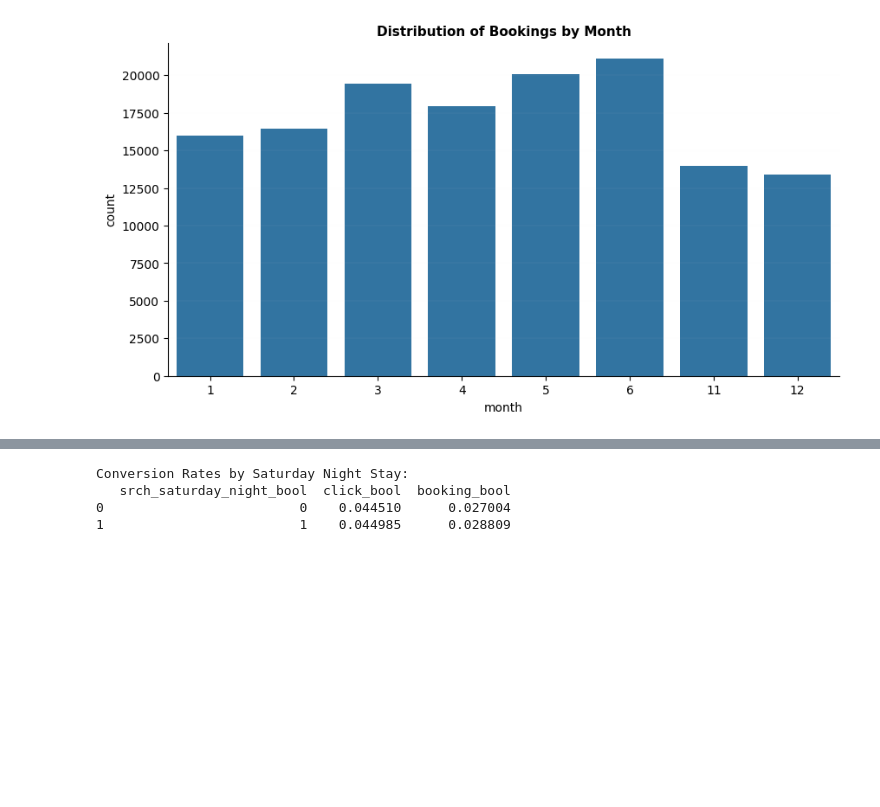
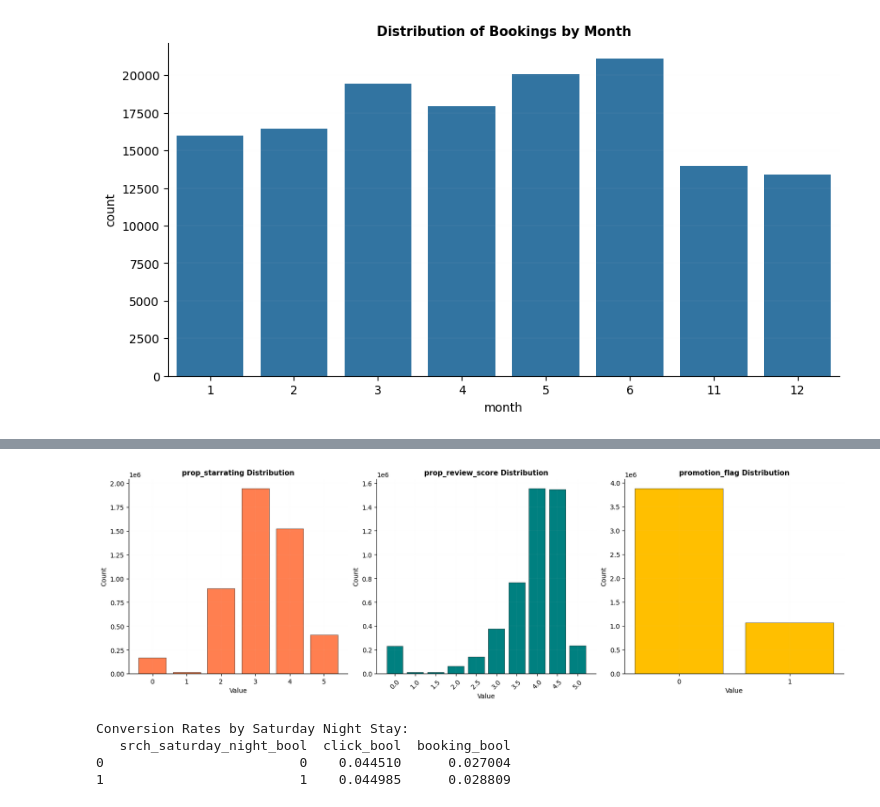
Before and after one commit to alicja-a-d/Data_Mining, a Jupyter notebook: A2/code/DMT_A2.ipynb, the cells around one changed output, grey strips where cells are left out. Drawn from its saved outputs; the diff is of its cells as text; code cells hidden in the pictures; blank space fills up the shorter version.

```diff
--- a/A2/code/DMT_A2.ipynb
+++ b/A2/code/DMT_A2.ipynb
@@ -119,3 +149,31 @@ plt.show()
+# %%
+# plotting key variables identified from literature
+important_vars = ["prop_starrating", "prop_review_score", "promotion_flag"]
+colors = ['#FF7F50', '#008080', '#FFBF00']
+
+fig, axes = plt.subplots(1, 3, figsize=(16, 5), constrained_layout=True)
+
+for ax, var, color in zip(axes, important_vars, colors):
+    # drop NA for plotting
+    vals = df[var].dropna()
+
+    # use value_counts for discrete/categorical-like numeric data
+    counts = vals.value_counts().sort_index()
+
+    ax.bar(counts.index.astype(str), counts.values,
+           color=color, edgecolor="black", linewidth=0.4)
+
+    ax.set_title(f"{var} Distribution")
+    ax.set_xlabel("Value")
+    ax.set_ylabel("Count")
+
+    # handle overlapping x-labels for review scores
+    if var == "prop_review_score":
+        ax.tick_params(axis="x", rotation=45)
+
+plt.show()
+# %% [output]
+[figure, added]
 # %%
 def explore_saturday_stay(data):
     """checking if Saturday night impacts the clicks and bookings"""
```
Also changed, not shown: parts of 15 cells of this notebook.
